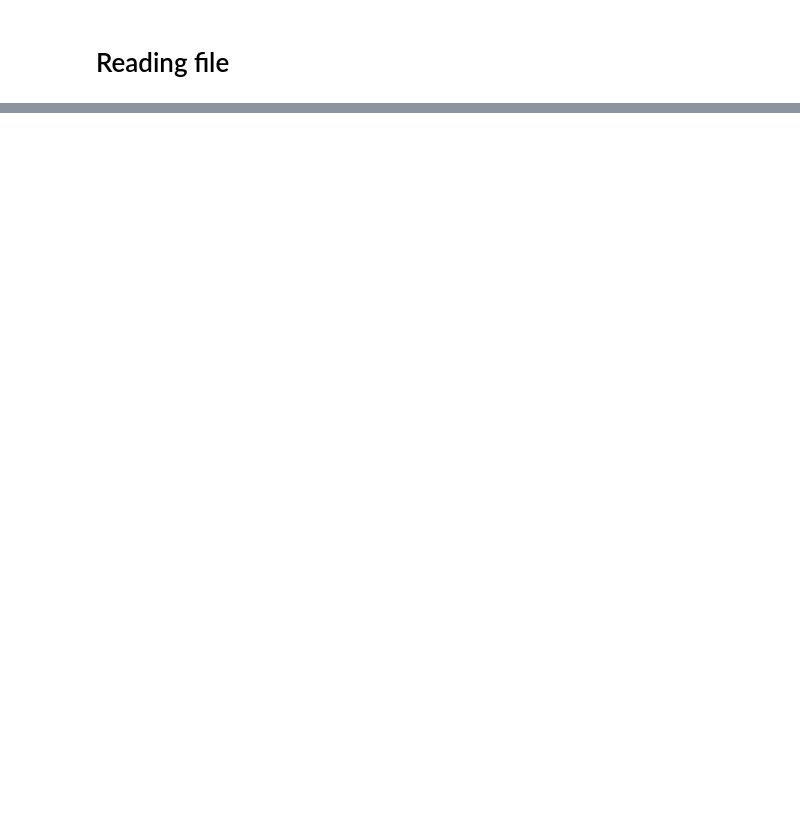
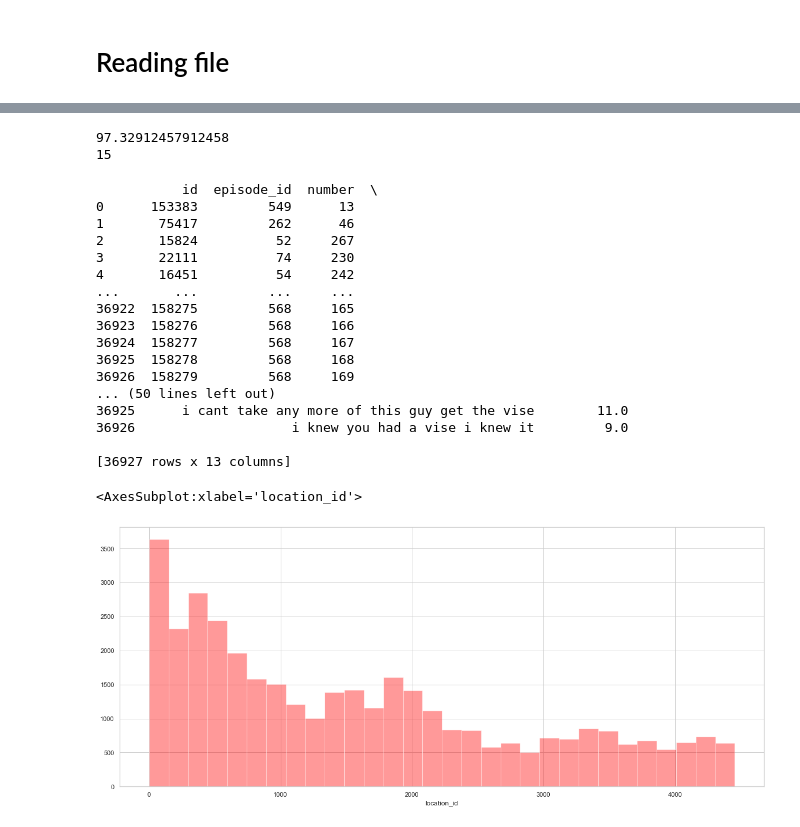
Before and after one commit to rayanramoul/Analysis-of-NLP-Text-Classification-methods, a Jupyter notebook: data_analysis.ipynb, the cells around one changed output, grey strips where cells are left out. Cells and saved outputs as stored; diff of their text form; code cells hidden in the pictures; blank space fills up the shorter version.

```diff
--- a/data_analysis.ipynb
+++ b/data_analysis.ipynb
@@ -89,3 +92,40 @@ sns.distplot(df['location_id'], kde = False, color ='red', bins = 30)
+# %%
+distribution_class = df['location_id'].value_counts()
+print(distribution_class.mean())
+print(distribution_class.min())
+# %% [output]
+97.32912457912458
+15
+# %%
+def sampling_k_elements(group, k=50):
+    if len(group) < k:
+        return group
+    return group.sample(k)
+df = df.groupby('location_id').apply(sampling_k_elements).reset_index(drop=True)
+print(df)
+sns.set(rc={'figure.figsize':(20  ,8.27)})
+sns.set_style('whitegrid')
+sns.distplot(df['location_id'], kde = False, color ='red', bins = 30)
+# %% [output]
+           id  episode_id  number  \
+0      153383         549      13
+1       75417         262      46
+2       15824          52     267
+3       22111          74     230
+4       16451          54     242
+...       ...         ...     ...
+36922  158275         568     165
+36923  158276         568     166
+36924  158277         568     167
+36925  158278         568     168
+36926  158279         568     169
+... (50 lines left out)
+36925      i cant take any more of this guy get the vise        11.0
+36926                    i knew you had a vise i knew it         9.0
+
+[36927 rows x 13 columns]
+<AxesSubplot:xlabel='location_id'>
+[figure, added]
 # %% [markdown]
 # Important columns :
 - spoken_words / normalized_text / raw_locatation_text
```
Also changed, not shown: parts of 58 cells of this notebook, 1 other file.
